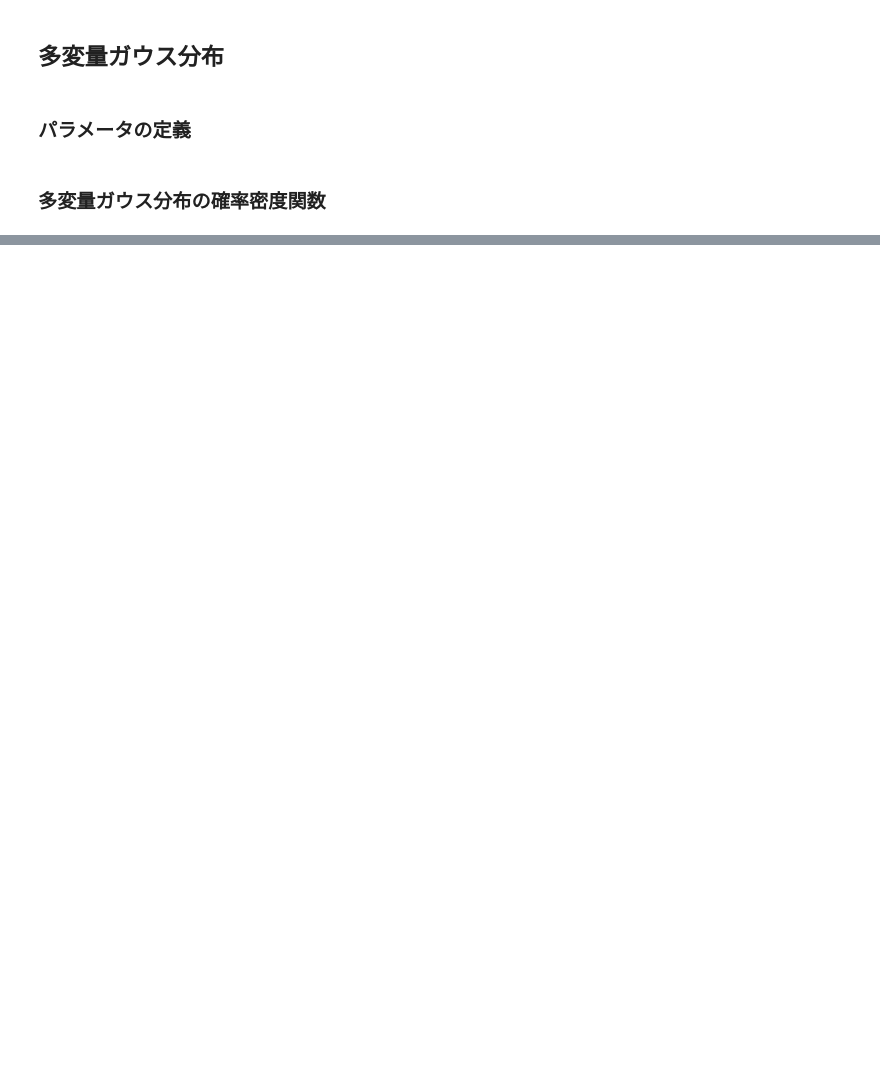
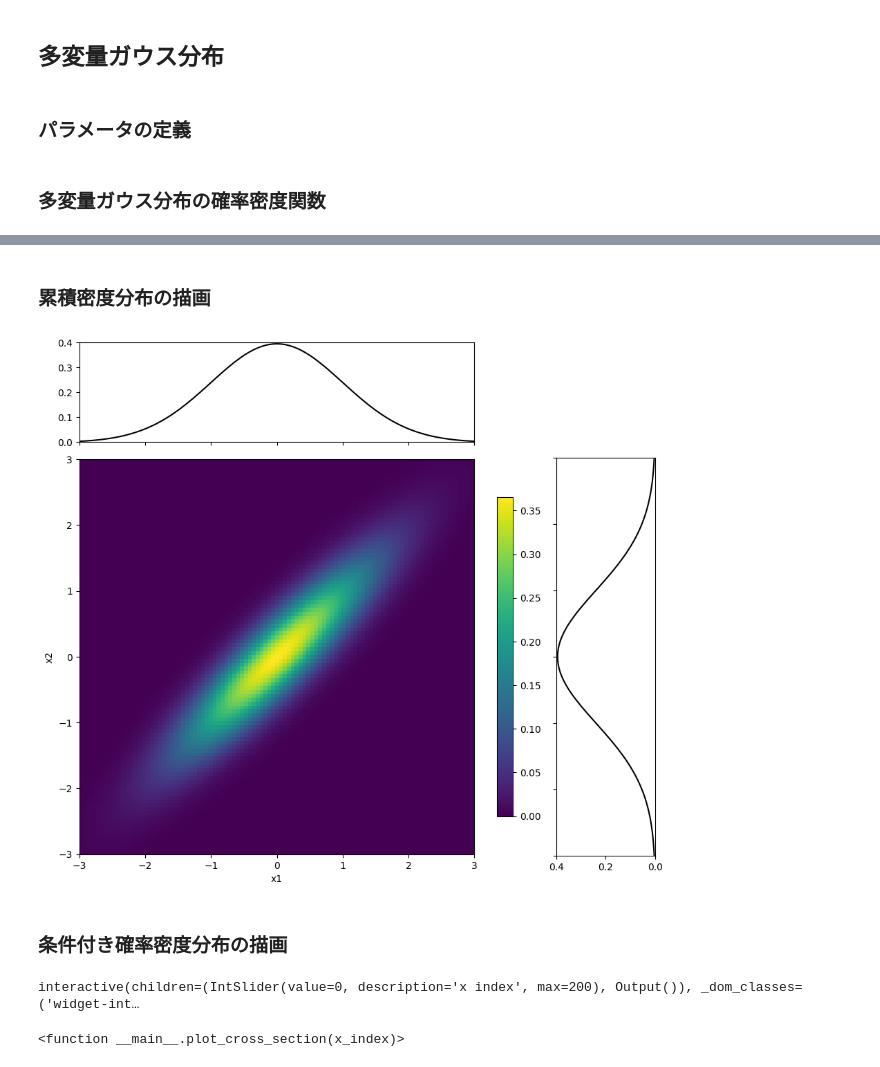
Before and after one commit to skmyng/gpr, a Jupyter notebook: chap2.ipynb, the cells around one changed output, grey strips where cells are left out. Saved outputs shown, nothing was run; the diff lists cells and outputs as text; code cells hidden in the pictures; blank space fills up the shorter version.

```diff
--- a/chap2.ipynb
+++ b/chap2.ipynb
@@ -65,4 +67,9 @@ def gauss_multiple(x, cov=np.array([[1,0],[0,1]]), mu=np.array([[0],[0]])) -> np
     coef = 1/(np.sqrt(2*np.pi)**D * np.sqrt(np.linalg.det(cov)))
     y = np.array([np.exp(-(x[:,i].T @ (np.linalg.inv(cov) @ x[:,i]))/2) for i in range(N)]) * coef
     return y
+
+def gauss_multiple_3dpdf(x1, x2, cov=np.array([[1,0],[0,1]]), mu=np.array([[0],[0]])):
+    xx, yy = np.meshgrid(x1, x2)
+    zz = np.array([[gauss_multiple(np.array([[xx[i][j]], [yy[i][j]]]), cov=cov, mu=mu)[0] for j in range(len(xx[i]))] for i in range(len(xx))])
+    return xx, yy, zz
 # %%
@@ -87,4 +91,7 @@ def plot_3d(cov=np.array([[1,0],[0,1]]), mu=np.array([[0],[0]])):
     )
     fig = go.Figure(data=[surface], layout=layout)
     fig.show()
+# %%
+x1 = np.linspace(-3, 3, 101)
+x2 = np.linspace(-3, 3, 101)
 # %%
@@ -94,3 +103,4 @@ plot_3d(cov=cov1)
 # %%
-plot_3d(cov=cov2)
+xx, yy, zz = gauss_multiple_3dpdf(x1, x2, cov=cov2)
+plot_3d(xx, yy, zz)
 # %% [markdown]
@@ -124,0 +135,2 @@ plt.plot()
+# %% [markdown]
+### 累積密度分布の描画
@@ -124,0 +174,13 @@ plt.plot()
+# %%
+x1 = np.linspace(-3, 3, 101)
+x2 = np.linspace(-3, 3, 101)
+xx, yy, zz = gauss_multiple_3dpdf(x1, x2, cov=cov1)
+
+# zz_x1 = zz.sum(axis=0)
+# zz_x2 = zz.sum(axis=1)
+# %%
+plot_2d_all(xx, yy, zz)
+# %% [output]
+[figure, added]
+# %% [markdown]
+### 条件付き確率密度分布の描画
@@ -124,0 +190,29 @@ plt.plot()
+# %%
+# 2変量ガウス分布の3Dプロット、及びあるx1の値に対するyの値を表示する
+
+x1 = np.linspace(-5, 5, 201)
+x2 = np.linspace(-5, 5, 201)
+xx, yy, zz = gauss_multiple_3dpdf(x1, x2, cov=cov1)
+
+plot_3d(xx, yy, zz)
+
+# スライダーで x=const の断面を表示
+def plot_cross_section(x_index):
+    x_val = xx[0, x_index]
+    z_cross = zz[:, x_index]
+
+    fig, ax = plt.subplots()
+    ax.plot(yy[:, x_index], z_cross, label=f"x = {x_val:.2f}") # 値のスケールは行っていない
+    ax.set_title(f"x1 = {x_val:.2f}")
+    ax.set_xlabel("x2")
+    ax.set_ylabel("y")
+    ax.set_xlim([-5, 5])
+    ax.set_ylim([0, 0.4])
+    ax.legend()
+    plt.show()
+
+slider = widgets.IntSlider(min=0, max=len(xx)-1, step=1, description="x index")
+widgets.interact(plot_cross_section, x_index=slider)
+# %% [output]
+interactive(children=(IntSlider(value=0, description='x index', max=200), Output()), _dom_classes=('widget-int…
+<function __main__.plot_cross_section(x_index)>
```
Also changed, not shown: parts of 14 cells of this notebook, 1 other file.
